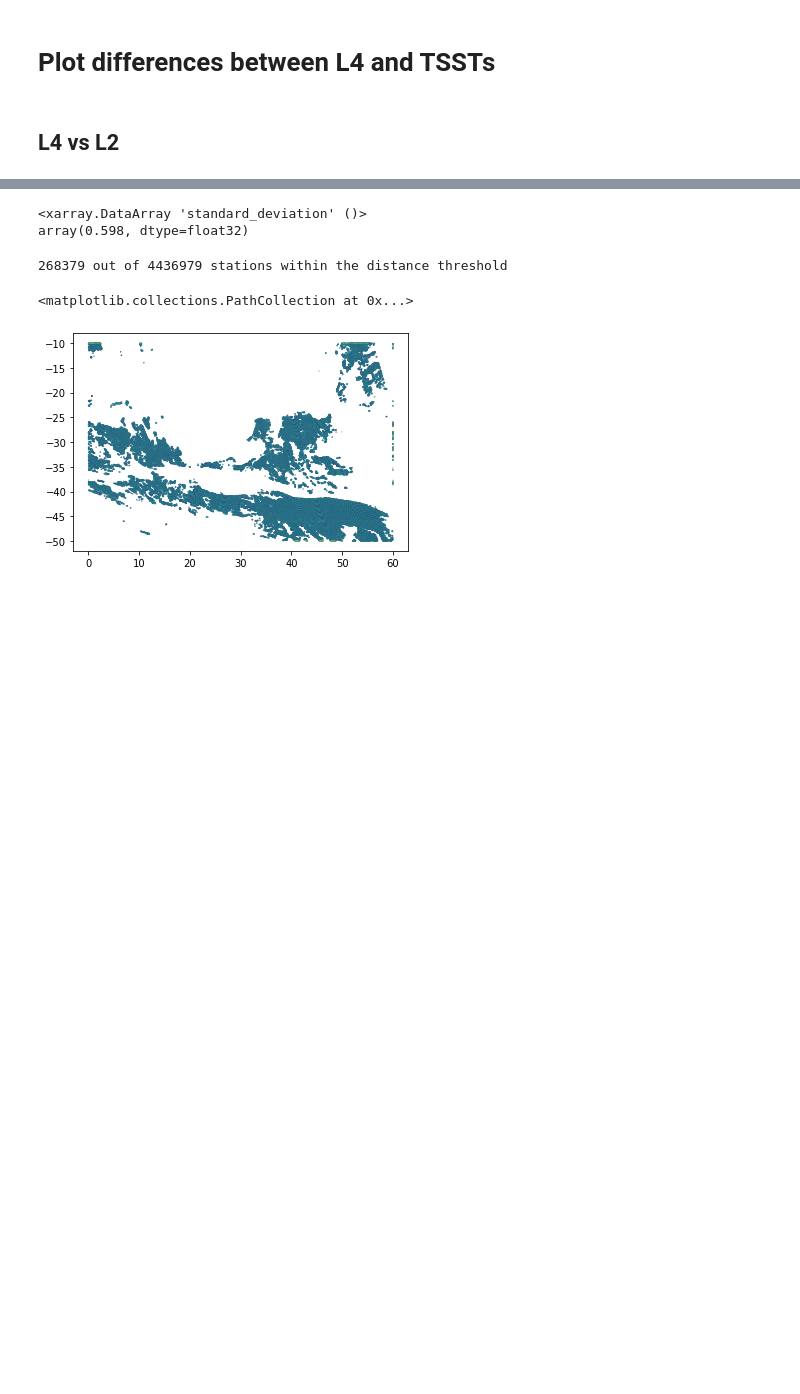
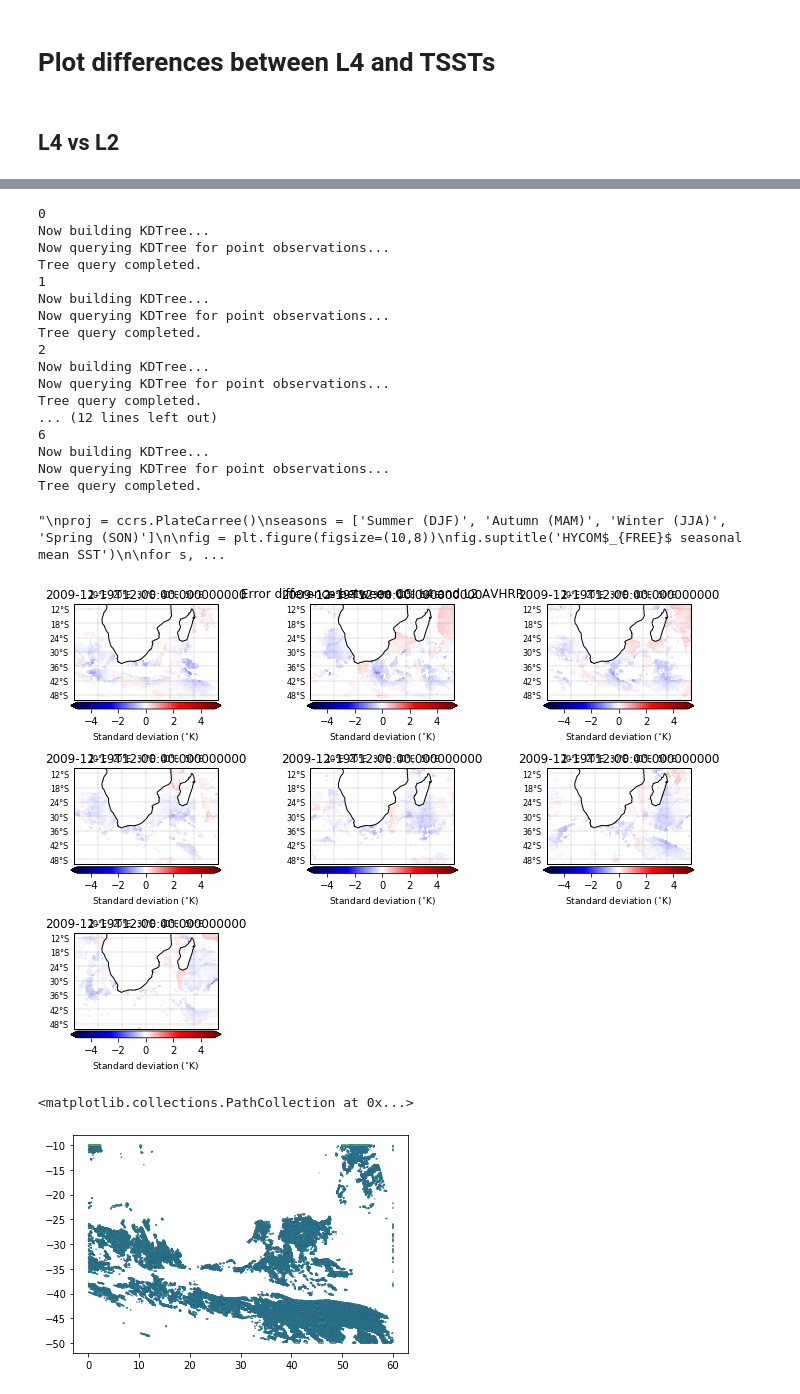
Before and after one commit to HarryLuyt/paper1_scripts, a Jupyter notebook: Scripts/CCI_L4vsTSST.ipynb, the cells around one changed output, grey strips where cells are left out. Saved outputs shown, nothing was run; the diff lists cells and outputs as text; code cells hidden in the pictures; blank space fills up the shorter version.

Commit message:
Plot error difference for each day in single figure

```diff
--- a/Scripts/CCI_L4vsTSST.ipynb
+++ b/Scripts/CCI_L4vsTSST.ipynb
@@ -15,8 +16,12 @@ plt.rcParams['axes.facecolor']='white'
 #    and try restrict lats and lons of l2 dataset
 
 l4 = xr.open_dataset('../Data/cci_sst.nc')
-l4 = l4.sel(time=slice('2009-12-18','2009-12-18'))
+l4 = l4.sel(time=slice('2009-12-18','2009-12-24'))
 
-l2 = xr.open_dataset('../Data/TSST/ESA_CCI_L2P_AVHRRMTA_G_20081218.nc')
+l2_list = glob.glob('../Data/TSST/ESA_CCI_L2P_AVHRRMTA_G_200812*.nc')
+l3_list = glob.glob('../Data/TSST/ESA_CCI_L3U_AATSR_200812*.nc')
 
-l3 = xr.open_dataset('../Data/TSST/ESA_CCI_L3U_AATSR_20081218.nc')
+# l2 = xr.open_dataset('../Data/TSST/ESA_CCI_L2P_AVHRRMTA_G_20081218.nc')
+# l2 = xr.open_mfdataset(glob.glob('../Data/TSST/ESA_CCI_L2P_AVHRRMTA_G_200812*.nc'))
+
+# l3 = xr.open_dataset('../Data/TSST/ESA_CCI_L3U_AATSR_20081218.nc')
@@ -244,12 +248,62 @@ Tree query completed.
-# %%
-max(test_L2)
-# %% [output]
-<xarray.DataArray 'standard_deviation' ()>
-array(0.598, dtype=float32)
-# %%
-print('%s out of %s stations within the distance threshold' % (len(dist[dist!=np.inf]), len(dist)))
-# %% [output]
-268379 out of 4436979 stations within the distance threshold
+# %%
+proj = ccrs.PlateCarree()
+
+fig = plt.figure(figsize=(10,7))
+fig.suptitle('Error difference between CCI L4 and L2 AVHRR')
+
+for i in range(0,7):
+    print(i)
+
+    l2_dataset = xr.open_dataset(l2_list[i])
+    errDiff = NearestNeighbourDiff(l4.isel(time=i), l2_dataset, gridInf=1, pointsInf=1)
+
+    ax = plt.subplot(3,3,i+1,projection=proj)
+    ax.set_extent([0, 60, -50, -10], ccrs.PlateCarree())
+
+    img = plt.scatter(l2_dataset['longitude'], l2_dataset['latitude'], s=0.05, c=errDiff, transform=ccrs.PlateCarree(), cmap=plt.get_cmap('seismic'), vmin=-5, vmax=5)
+    cbar = plt.colorbar(img, shrink=0.8, extend='both', orientation='horizontal', pad=0.02)
+    cbar.set_label('Standard deviation ($^{\circ}$K)', fontsize=9)
+
+    ax.coastlines()
+
+    # gridline work
+    gl = ax.gridlines(crs=ccrs.PlateCarree(), color='grey', linewidth=0.3, draw_labels=True, linestyle='dashed')
+    gl.xlabels_top = True
+    gl.xlabels_bottom = False
+    gl.ylabels_right = False
+    gl.xformatter = LONGITUDE_FORMATTER
+    gl.yformatter = LATITUDE_FORMATTER
+    gl.xlabel_style = {'size': 8}
+    gl.ylabel_style = {'size': 8}
+
+    ax.text(0.33,0.87,'{0}'.format(l4['analysis_uncertainty'][i]['time'].data), bbox=dict(facecolor='white', edgecolor='white', alpha=1), fontsize=10, transform=ax.transAxes)
+#     ax.set_title('{0}'.format(l4['analysis_uncertainty'][1]['time'].data))
+    ax.set_title('')
+
+# plt.savefig('../Figures/sst/SST_seasonalmean_HYCOMfree.png', dpi=300, bbox_inches='tight', format='png')
+plt.plot()
+fig.canvas.draw()
+fig.tight_layout()
+# %% [output]
+0
+Now building KDTree...
+Now querying KDTree for point observations...
+Tree query completed.
+1
+Now building KDTree...
+Now querying KDTree for point observations...
+Tree query completed.
+2
+Now building KDTree...
+Now querying KDTree for point observations...
+Tree query completed.
+... (12 lines left out)
+6
+Now building KDTree...
+Now querying KDTree for point observations...
+Tree query completed.
+"\nproj = ccrs.PlateCarree()\nseasons = ['Summer (DJF)', 'Autumn (MAM)', 'Winter (JJA)', 'Spring (SON)']\n\nfig = plt.figure(figsize=(10,8))\nfig.suptitle('HYCOM$_{FREE}$ seasonal mean SST')\n\nfor s, ...
+[figure, added]
 # %%
 xs = tree.data[idx-1][:,0]
 ys = tree.data[idx-1][:,1]
```
Also changed, not shown: parts of 6 cells of this notebook.
